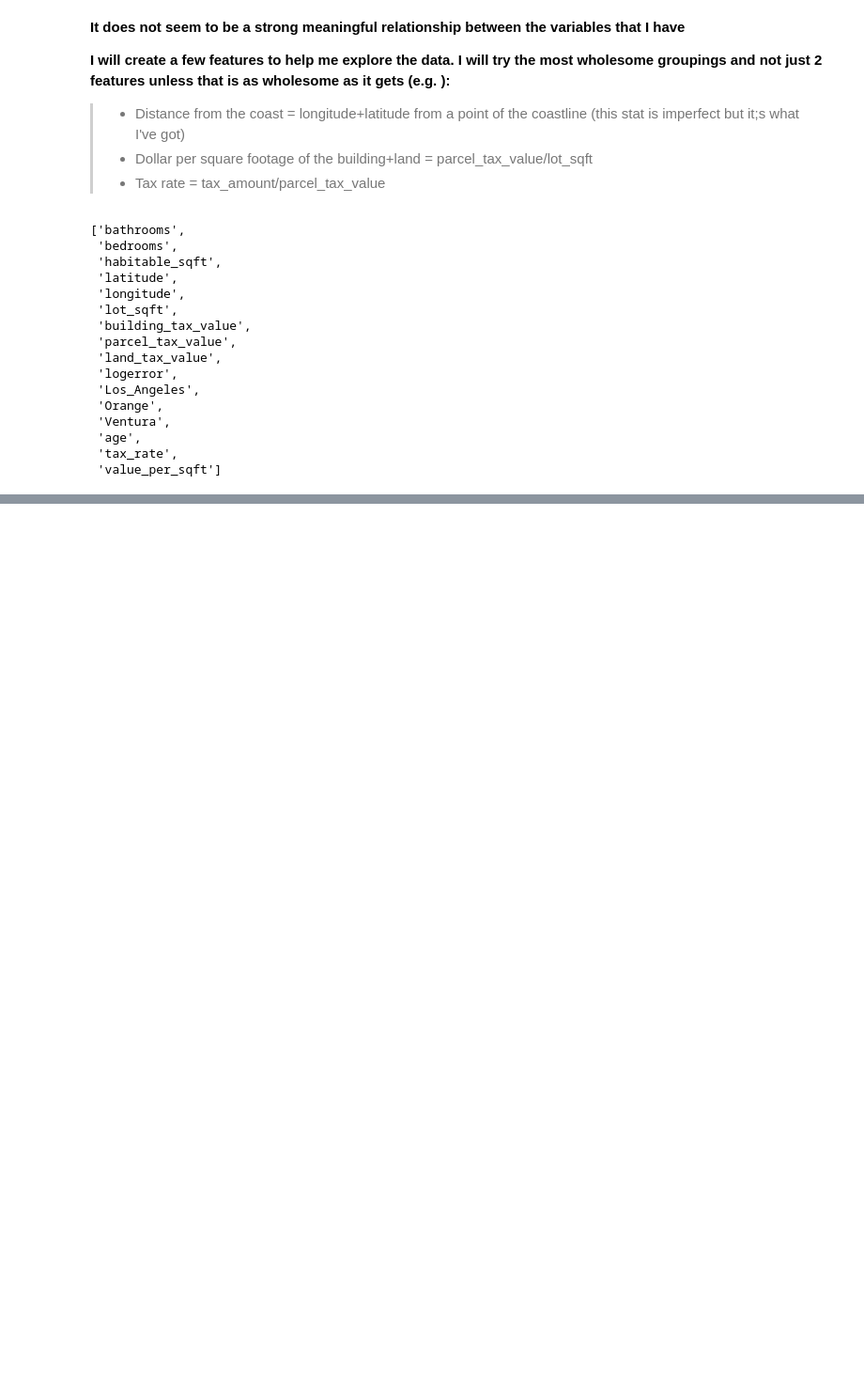
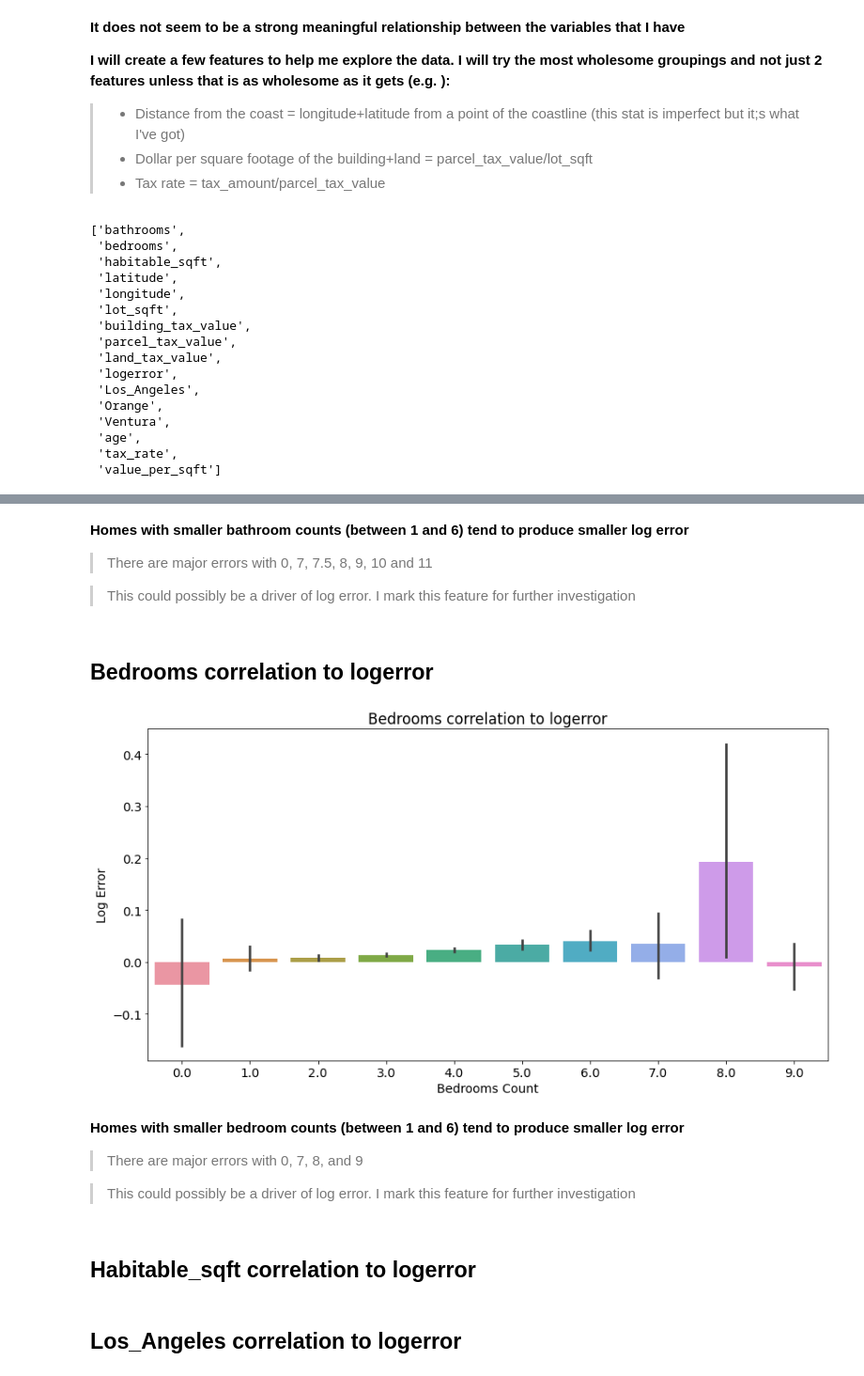
Before and after one commit to Severina7/clustering_project_zillow, a Jupyter notebook: zillow_acquisition_preparation.ipynb, the cells around one changed output, grey strips where cells are left out. Shown at 94% size. Cells and saved outputs as stored; diff of their text form; code cells hidden in the pictures; blank space fills up the shorter version.

```diff
--- a/zillow_acquisition_preparation.ipynb
+++ b/zillow_acquisition_preparation.ipynb
@@ -788,0 +815,26 @@ train.columns.tolist()
+# %% [markdown]
+**Homes with smaller bathroom counts (between 1 and 6) tend to produce smaller log error**
+>There are major errors with 0, 7, 7.5, 8, 9, 10 and 11
+
+>This could possibly be a driver of log error. I mark this feature for further investigation
+# %% [markdown]
+## Bedrooms correlation to logerror
+# %%
+# Plotting a barplot with confidence line for bedrooms
+
+plt.figure(figsize=(14,7))
+with sb.color_palette('Blues'):
+    sb.barplot(x='bedrooms', y='logerror', data=train)
+plt.xlabel('Bedrooms Count')
+plt.ylabel('Log Error')
+plt.title('Bedrooms correlation to logerror')
+plt.show()
+# %% [output]
+[figure, added]
+# %% [markdown]
+**Homes with smaller bedroom counts (between 1 and 6) tend to produce smaller log error**
+>There are major errors with 0, 7, 8, and 9
+
+>This could possibly be a driver of log error. I mark this feature for further investigation
+# %% [markdown]
+##  Habitable_sqft correlation to logerror
@@ -788,0 +851,2 @@ train.columns.tolist()
+# %% [markdown]
+## Los_Angeles correlation to logerror
```
Also changed, not shown: parts of 6 cells of this notebook.
